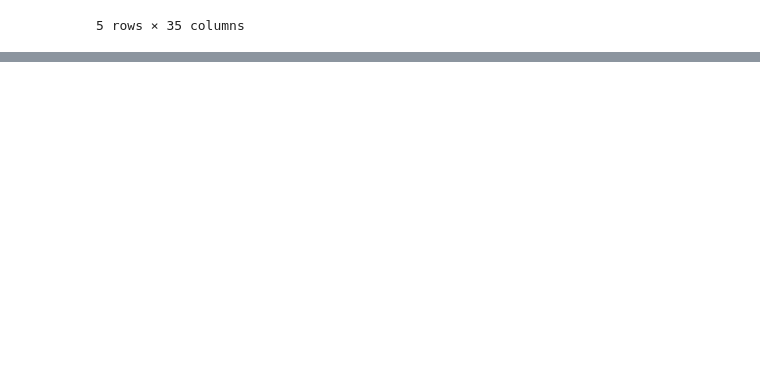
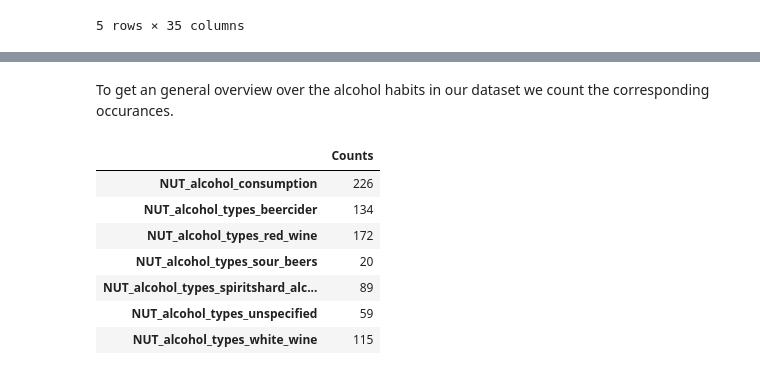
Before and after one commit to dhasanova99/HealthyFood, a Jupyter notebook: JupyterDocs/Eating_habits.ipynb, the cells around one changed output, grey strips where cells are left out. Drawn from its saved outputs; the diff is of its cells as text; code cells hidden in the pictures; blank space fills up the shorter version.

```diff
--- a/JupyterDocs/Eating_habits.ipynb
+++ b/JupyterDocs/Eating_habits.ipynb
@@ -44,0 +71,2 @@ df_NUT.head()
+# %% [markdown]
+To get an general overview over the alcohol habits in our dataset we count the corresponding occurances.
@@ -44,0 +78,14 @@ df_NUT.head()
+# %%
+col = df_ALC.columns
+# %%
+df = pd.DataFrame({'Counts': df_counts},  col)
+df
+# %% [output]
+|  | Counts |
+| NUT_alcohol_consumption | 226 |
+| NUT_alcohol_types_beercider | 134 |
+| NUT_alcohol_types_red_wine | 172 |
+| NUT_alcohol_types_sour_beers | 20 |
+| NUT_alcohol_types_spiritshard_alc... | 89 |
+| NUT_alcohol_types_unspecified | 59 |
+| NUT_alcohol_types_white_wine | 115 |
```
Also changed, not shown: parts of 6 cells of this notebook, 1 other file.
